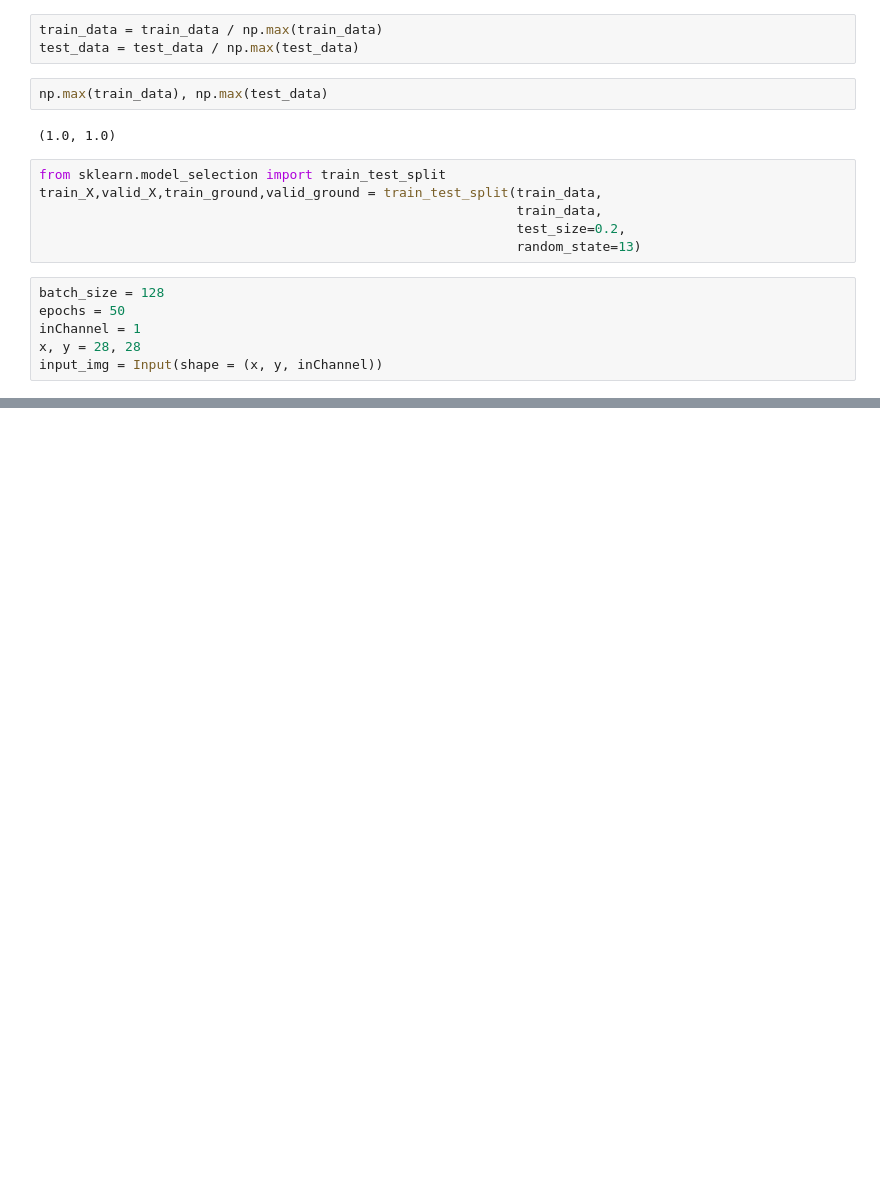
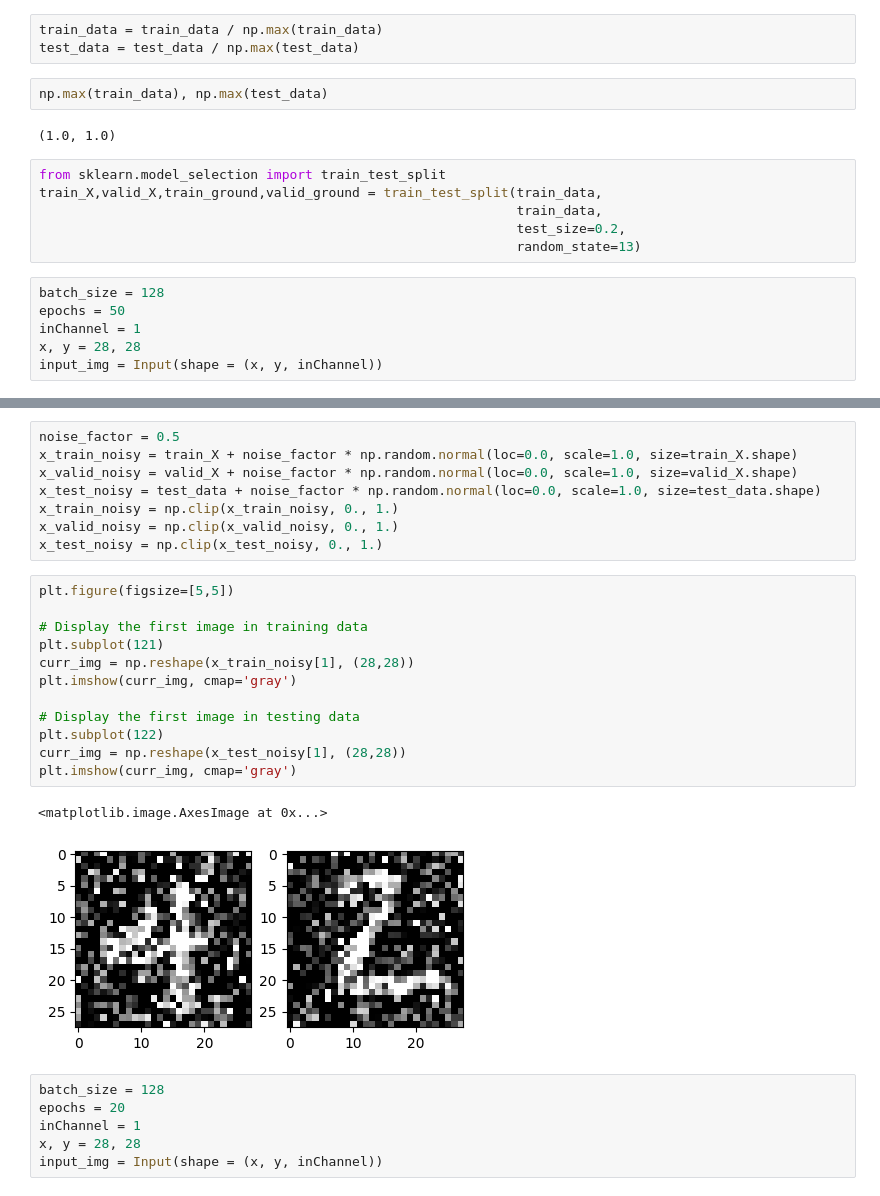
Before and after one commit to ganzhi/notebooks, a Jupyter notebook: image_embedding/Image Embedding.ipynb, the cells around one changed output, grey strips where cells are left out. Drawn from its saved outputs; the diff is of its cells as text; blank space fills up the shorter version.

```diff
--- a/image_embedding/Image Embedding.ipynb
+++ b/image_embedding/Image Embedding.ipynb
@@ -165,0 +210,29 @@ Epoch 24/50
+# %%
+noise_factor = 0.5
+x_train_noisy = train_X + noise_factor * np.random.normal(loc=0.0, scale=1.0, size=train_X.shape)
+x_valid_noisy = valid_X + noise_factor * np.random.normal(loc=0.0, scale=1.0, size=valid_X.shape)
+x_test_noisy = test_data + noise_factor * np.random.normal(loc=0.0, scale=1.0, size=test_data.shape)
+x_train_noisy = np.clip(x_train_noisy, 0., 1.)
+x_valid_noisy = np.clip(x_valid_noisy, 0., 1.)
+x_test_noisy = np.clip(x_test_noisy, 0., 1.)
+# %%
+plt.figure(figsize=[5,5])
+
+# Display the first image in training data
+plt.subplot(121)
+curr_img = np.reshape(x_train_noisy[1], (28,28))
+plt.imshow(curr_img, cmap='gray')
+
+# Display the first image in testing data
+plt.subplot(122)
+curr_img = np.reshape(x_test_noisy[1], (28,28))
+plt.imshow(curr_img, cmap='gray')
+# %% [output]
+<matplotlib.image.AxesImage at 0x...>
+[figure, added]
+# %%
+batch_size = 128
+epochs = 20
+inChannel = 1
+x, y = 28, 28
+input_img = Input(shape = (x, y, inChannel))
```
Also changed, not shown: parts of 17 cells of this notebook.
